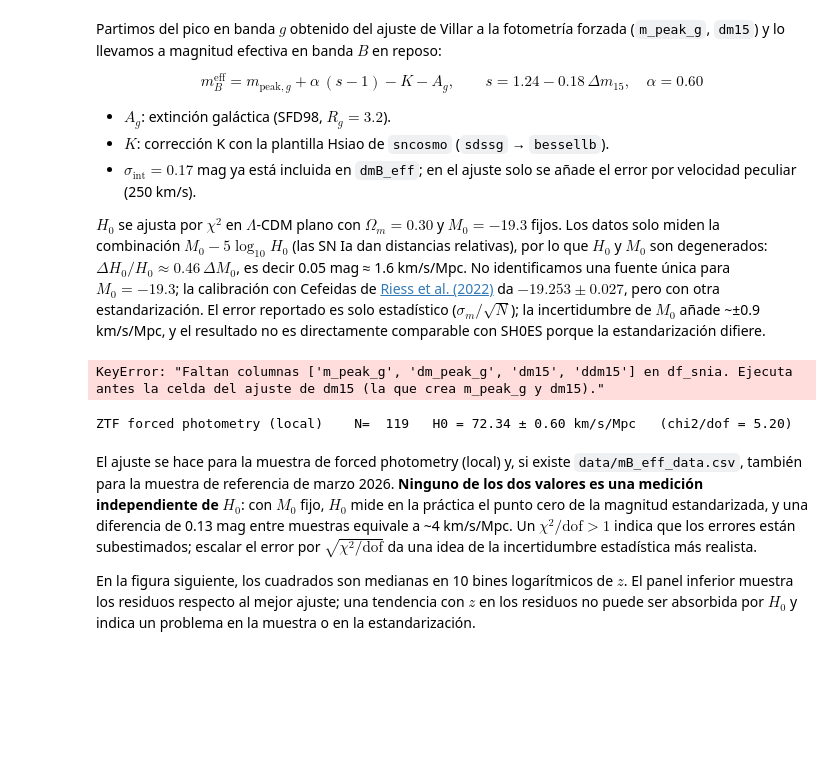
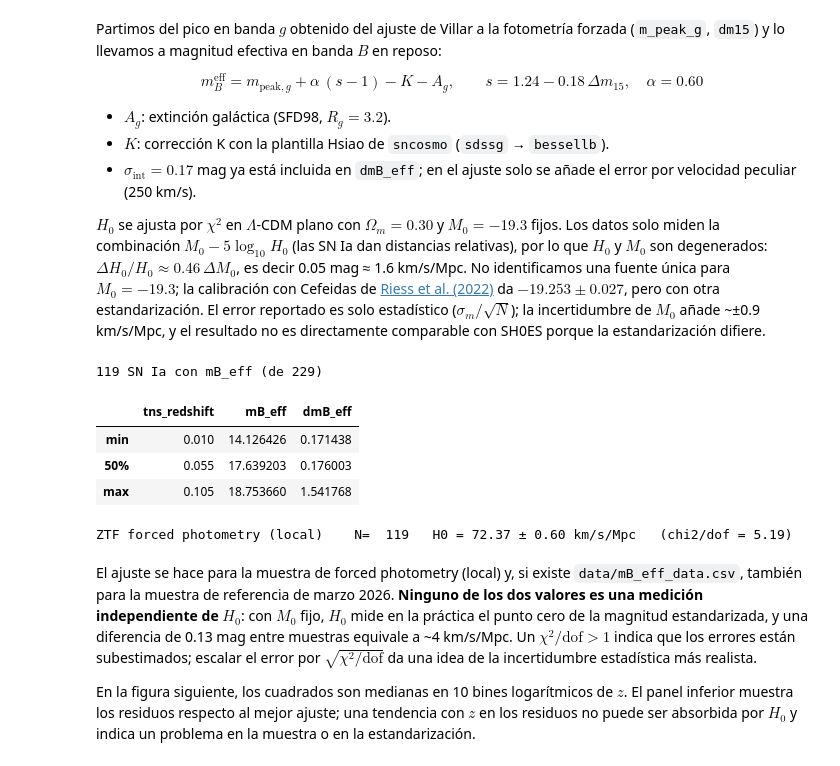
Before and after one commit to jurados/ALeRCE-ZTFLSST-HubbleConstant, a Jupyter notebook: ALeRCE_Hackathon.ipynb, the cells around one changed output. Cells and saved outputs as stored; diff of their text form; code cells hidden in the pictures; blank space fills up the shorter version.

```diff
--- a/ALeRCE_Hackathon.ipynb
+++ b/ALeRCE_Hackathon.ipynb
@@ -1014,9 +988,9 @@ def ebv_irsa(d, timeout=60):
 
     Parameters:
     -----------
-    d: `~pd.DataFrame`
+    - d: `~pd.DataFrame`
         Debe tener las columnas `oid`, `meanra` y `meandec` (grados), una fila por SN.
-    timeout: float, optional
+    - timeout: float, optional
         Tiempo máximo de espera por consulta a IRSA, en segundos (por defecto 60).
 
     Returns:
@@ -1084,34 +1058,38 @@ def standardize(df):
 
         Se calcula como la diferencia de magnitudes entre ambas bandas del modelo desplazado a `z`;
         es una aproximación a la corrección K estándar (difiere en unas centésimas de mag).
 
         Parameters:
         -----------
         z: float
             Redshift de la SN.
 
         Returns:
         --------
         - K: float
             Corrección K en mag.
         """
         model.set(z=z)
         return model.bandmag(g_band, "ab", 0) - model.bandmag(b_band, "ab", 0)
     zg = np.linspace(d.tns_redshift.min(), d.tns_redshift.max(), 50)
     K  = np.interp(d.tns_redshift, zg, [kcorr(z) for z in zg])
 
     # Magnitud efectiva en B (Phillips): corrige estiramiento, K y polvo
     d["mB_eff"]   = d.m_peak_g + ALPHA * (s - 1) - K - A_g
     # Error: fotometría, estiramiento, K, polvo (10 %) y dispersión intrínseca, en cuadratura
     d["dmB_eff"] = np.sqrt(d.dm_peak_g**2 + (ALPHA * ds)**2 + K_ERR**2
                             + (0.1 * A_g)**2 + SIG_INT**2)
     return d[["oid", "tns_name", "tns_redshift", "mB_eff", "dmB_eff"]]
 
 df_mB = standardize(df_snia)
 print(f"{len(df_mB)} SN Ia con mB_eff (de {len(df_snia)})")
 df_mB.describe().loc[["min", "50%", "max"]]
 # %% [output]
-KeyError: "Faltan columnas ['m_peak_g', 'dm_peak_g', 'dm15', 'ddm15'] en df_snia. Ejecuta antes la celda del ajuste de dm15 (la que crea m_peak_g y dm15)."
+119 SN Ia con mB_eff (de 229)
+|  | tns_redshift | mB_eff | dmB_eff |
+| min | 0.010 | 14.126426 | 0.171438 |
+| 50% | 0.055 | 17.639203 | 0.176003 |
+| max | 0.105 | 18.753660 | 1.541768 |
 # %%
 C_KMS, OM, M0 = 3e5, 0.30, -19.3
 
@@ -1126,14 +1104,14 @@ def fit_H0(z, m, dm, sig_v=250.0):
 
     Parameters:
     -----------
-    z: `~np.array`
+    - z: `~np.array`
         Redshift de cada SN (adimensional). Debe ser > 0.
-    m: `~np.array`
+    - m: `~np.array`
         Magnitud efectiva en banda B en reposo (mB_eff), una por SN (pico).
-    dm: `~np.array`
+    - dm: `~np.array`
         Error de `m` en mag. Debe incluir ya la dispersión intrínseca (sigma_int);
         aquí solo se añade el error por velocidad peculiar, para no contarla dos veces.
-    sig_v: float, optional
+    - sig_v: float, optional
         Dispersión de velocidades peculiares en km/s (por defecto 250.0). Se propaga
         a magnitudes como 5/ln(10) * sig_v / (c * z).
 
@@ -1191,7 +1169,7 @@ for name, s in samples.items():
     H0, dH0, chi = results[name]
     print(f"{name:32s} N={len(s):5d}   H0 = {H0:.2f} ± {dH0:.2f} km/s/Mpc   (chi2/dof = {chi:.2f})")
 # %% [output]
-ZTF forced photometry (local)    N=  119   H0 = 72.34 ± 0.60 km/s/Mpc   (chi2/dof = 5.20)
+ZTF forced photometry (local)    N=  119   H0 = 72.37 ± 0.60 km/s/Mpc   (chi2/dof = 5.19)
 # %% [markdown]
 El ajuste se hace para la muestra de forced photometry (local) y, si existe `data/mB_eff_data.csv`, también para la muestra de referencia de marzo 2026. **Ninguno de los dos valores es una medición independiente de $H_0$**: con $M_0$ fijo, $H_0$ mide en la práctica el punto cero de la magnitud estandarizada, y una diferencia de 0.13 mag entre muestras equivale a ~4 km/s/Mpc. Un $\chi^2/\mathrm{dof} > 1$ indica que los errores están subestimados; escalar el error por $\sqrt{\chi^2/\mathrm{dof}}$ da una idea de la incertidumbre estadística más realista.
 
```
Also changed, not shown: parts of 10 cells of this notebook, 3 other files.
